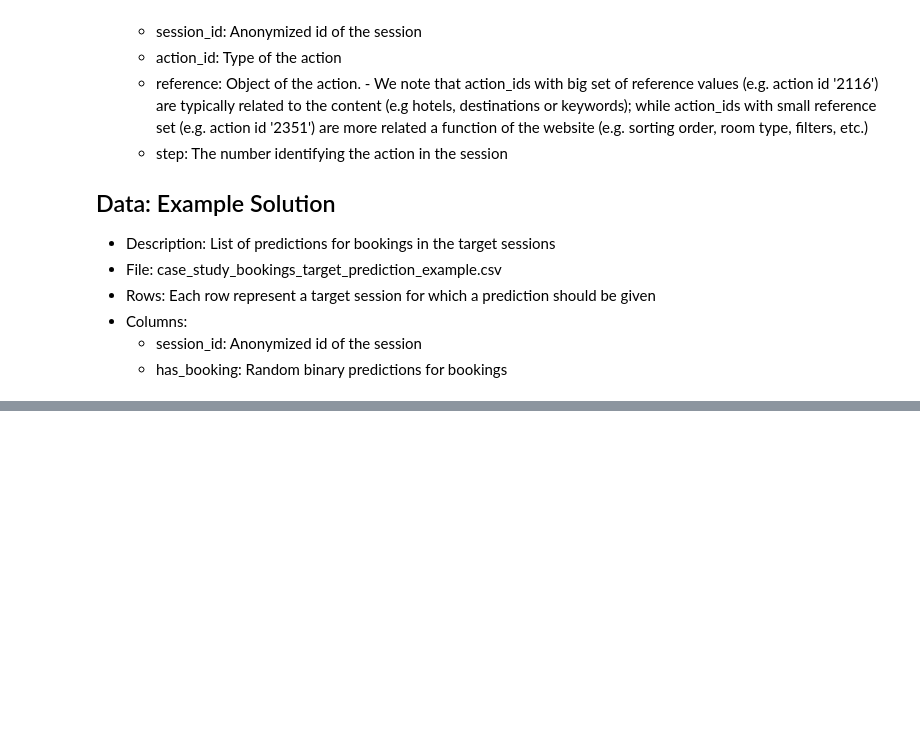
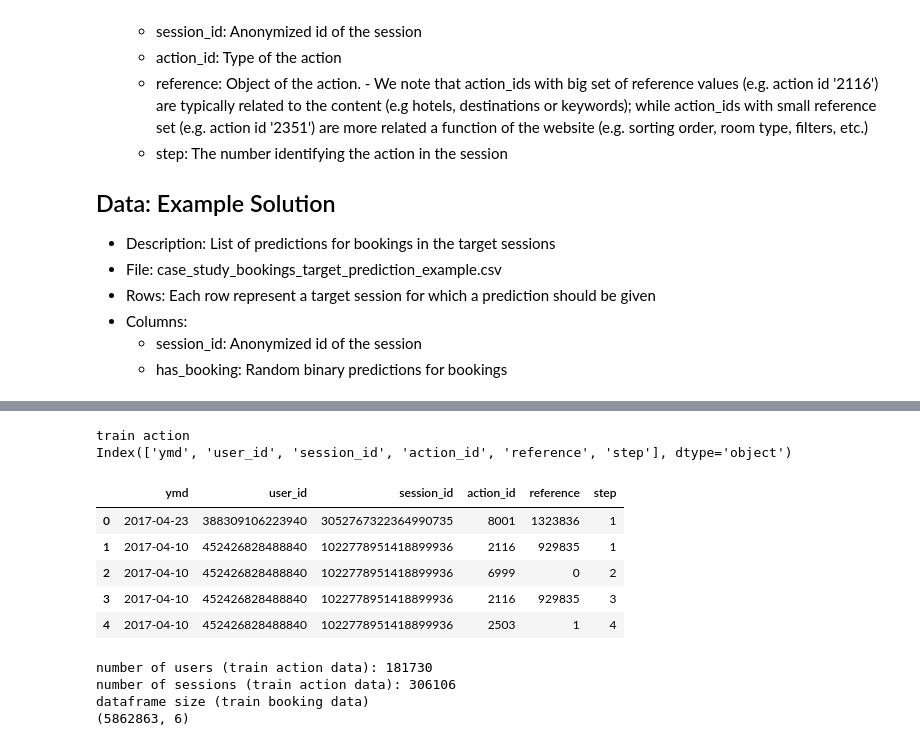
Before and after one commit to ck-unifr/booking-prediction, a Jupyter notebook: booking_prediction.ipynb, the cells around one changed output, grey strips where cells are left out. Cells and saved outputs as stored; diff of their text form; code cells hidden in the pictures; blank space fills up the shorter version.

```diff
--- a/booking_prediction.ipynb
+++ b/booking_prediction.ipynb
@@ -46,0 +146,29 @@ There are 3 types of data: Bookings, User actions, Example
+# %%
+train_action_df = pd.read_csv(TRAIN_ACTION_FILE_PATH, sep='\t')
+train_action_df['ymd'] = pd.to_datetime(train_action_df['ymd'].astype('str'))
+
+print('train action')
+print(train_action_df.columns)
+display(train_action_df.head(5))
+# %% [output]
+train action
+Index(['ymd', 'user_id', 'session_id', 'action_id', 'reference', 'step'], dtype='object')
+|  | ymd | user_id | session_id | action_id | reference | step |
+| 0 | 2017-04-23 | 388309106223940 | 3052767322364990735 | 8001 | 1323836 | 1 |
+| 1 | 2017-04-10 | 452426828488840 | 1022778951418899936 | 2116 | 929835 | 1 |
+| 2 | 2017-04-10 | 452426828488840 | 1022778951418899936 | 6999 | 0 | 2 |
+| 3 | 2017-04-10 | 452426828488840 | 1022778951418899936 | 2116 | 929835 | 3 |
+| 4 | 2017-04-10 | 452426828488840 | 1022778951418899936 | 2503 | 1 | 4 |
+# %%
+train_user_id_action_list = train_action_df['user_id'].unique()
+train_session_id_action_list = train_action_df['session_id'].unique()
+
+print('number of users (train action data): {}'.format(len(train_user_id_action_list)))
+print('number of sessions (train action data): {}'.format(len(train_session_id_action_list)))
+print('dataframe size (train booking data)')
+print(train_action_df.shape)
+# %% [output]
+number of users (train action data): 181730
+number of sessions (train action data): 306106
+dataframe size (train booking data)
+(5862863, 6)
```
Also changed, not shown: parts of 25 cells of this notebook, 1 other file.
